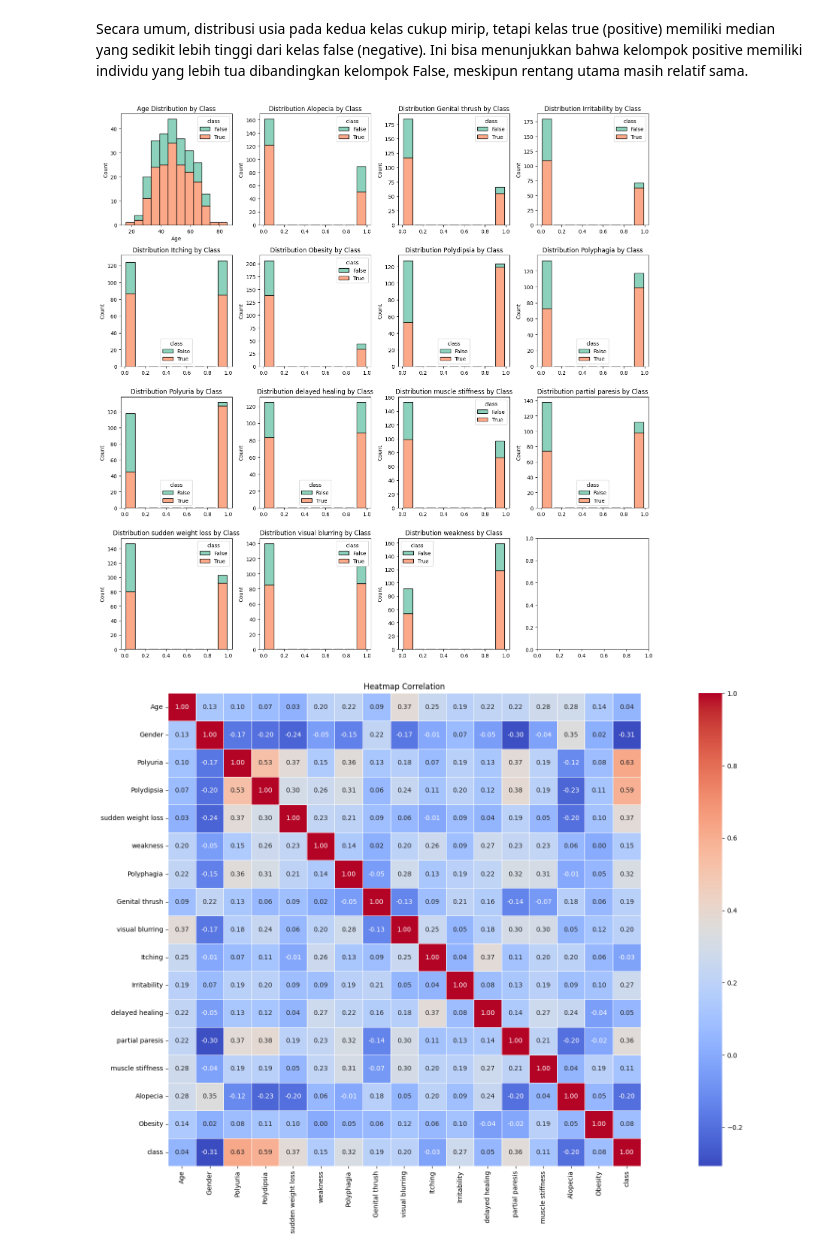
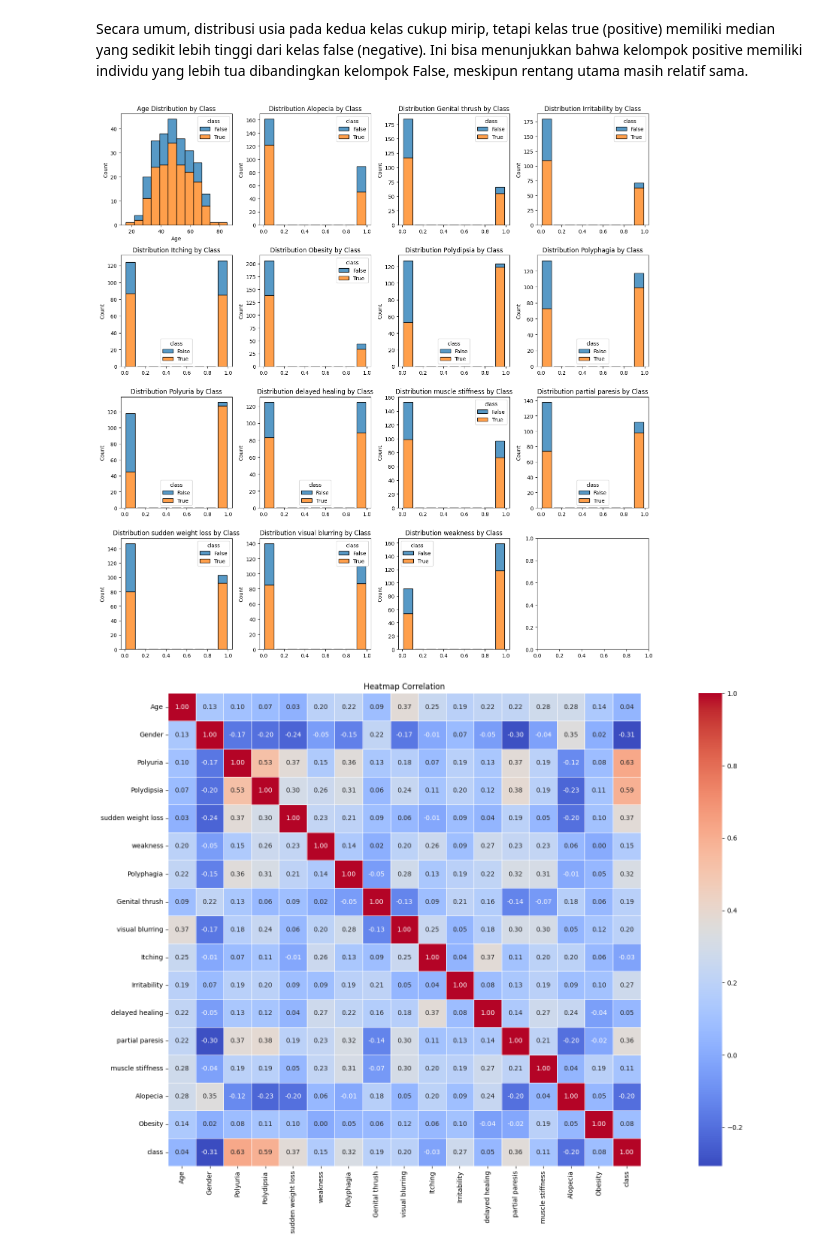
Before and after one commit to Ax3lrod/diabetes-risk-prediction-eda, a Jupyter notebook: eda.ipynb, the cells around one changed output. Cells and saved outputs as stored; diff of their text form; code cells hidden in the pictures.

```diff
--- a/eda.ipynb
+++ b/eda.ipynb
@@ -318,25 +318,25 @@ Secara umum, distribusi usia pada kedua kelas cukup mirip, tetapi kelas true (po
 # %%
 # Memvisualisasikan distribusi setiap variabel lain berdasarkan kelas
 fig, axes = plt.subplots(nrows=4, ncols=4, figsize=(15, 15))
 axes = axes.flatten()
 
 # Menambahkan histogram untuk Age
-sns.histplot(data, x='Age', hue='class', multiple="stack", kde=False, ax=axes[0], palette='Set2')
+sns.histplot(data, x='Age', hue='class', multiple="stack", kde=False, ax=axes[0])
 axes[0].set_title('Age Distribution by Class')
 axes[0].set_xlabel('Age')
 axes[0].set_ylabel('Count')
 
 # Menambahkan histogram untuk fitur lainnya
 for i, col in enumerate(columns_to_visualize):
-    sns.histplot(data, x=col, hue='class', multiple="stack", ax=axes[i+1], shrink=.8, palette='Set2')
+    sns.histplot(data, x=col, hue='class', multiple="stack", ax=axes[i+1], shrink=.8)
     axes[i+1].set_title(f'Distribution {col} by Class')
     axes[i+1].set_xlabel('')
     axes[i+1].set_ylabel('Count')
 
 plt.tight_layout()
 plt.show()
 # %% [output]
-[figure, old version]
+[figure, new version]
 # %%
 # Menghitung korelasi antar variabel
 corr_matrix = data.corr()
```
